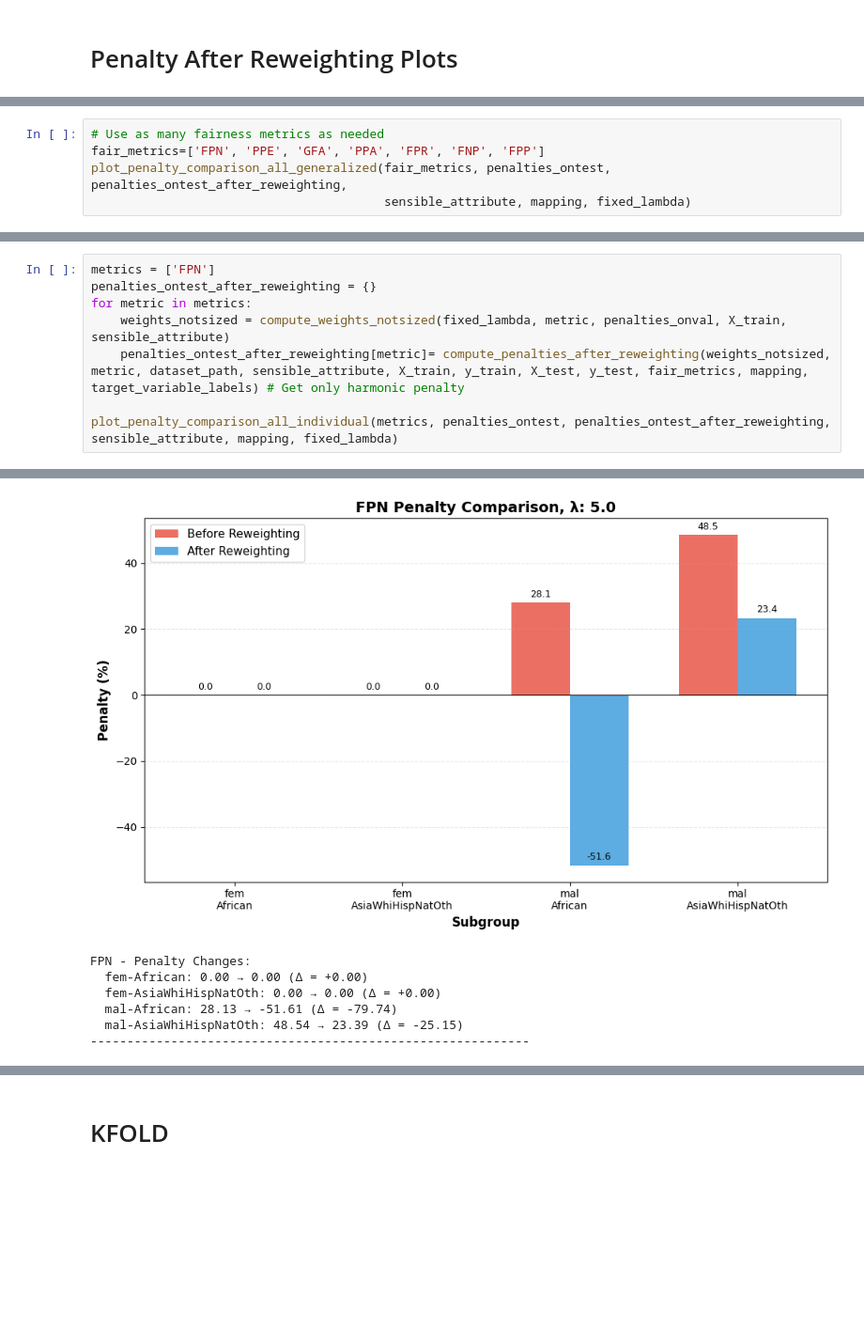
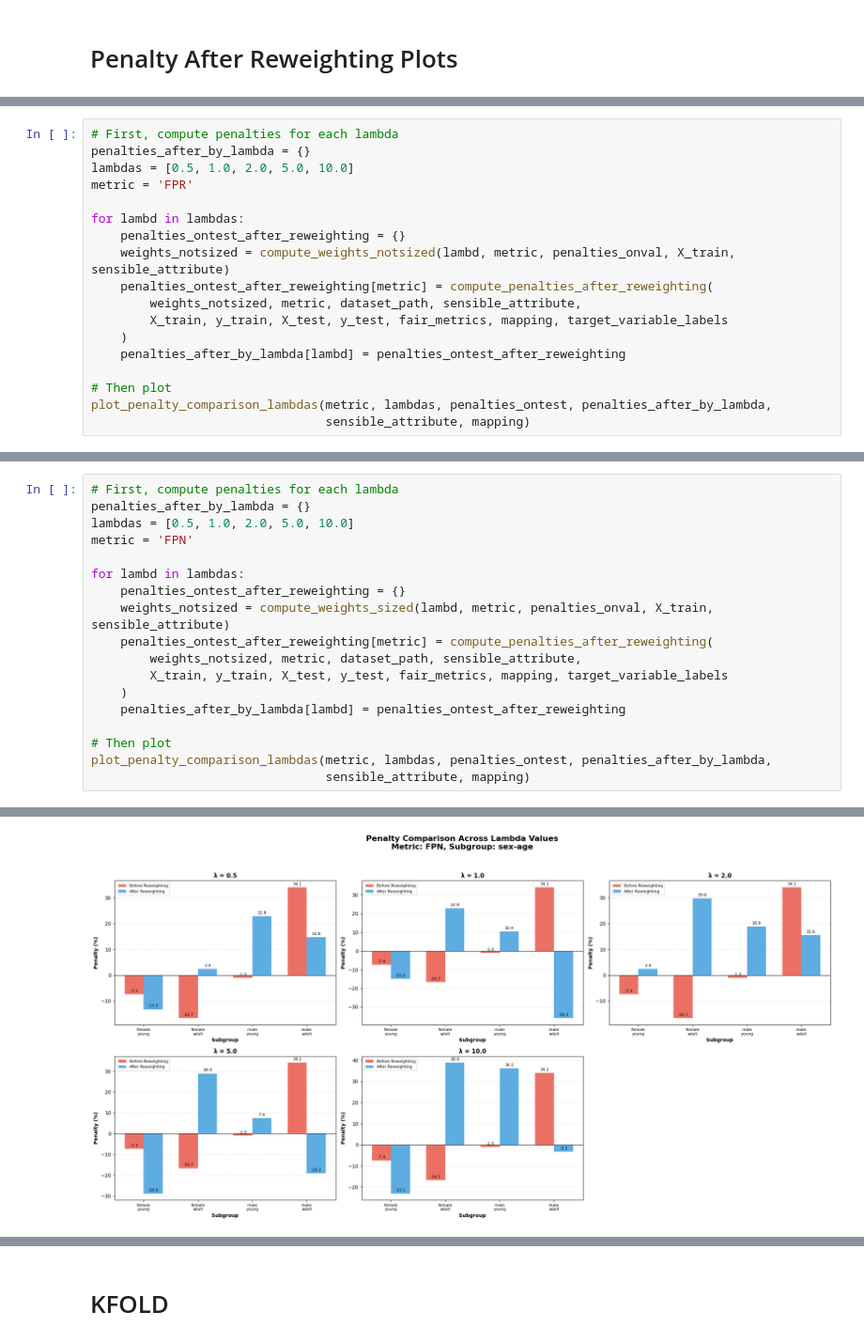
Before and after one commit to rolss/Fairness-in-data, a Jupyter notebook: Reproducible Pipeline GERMAN.ipynb, the cells around one changed output, grey strips where cells are left out. Shown at 94% size. Cells and saved outputs as stored; diff of their text form; blank space fills up the shorter version.

Commit message:
Show COMPAS and German results

```diff
--- a/Reproducible Pipeline GERMAN.ipynb
+++ b/Reproducible Pipeline GERMAN.ipynb
@@ -1182,0 +1219,18 @@ Training samples: 12821, Unique weights per group: {'00': 1.0, '01': 1.0, '10':
+# %%
+# First, compute penalties for each lambda
+penalties_after_by_lambda = {}
+lambdas = [0.5, 1.0, 2.0, 5.0, 10.0]
+metric = 'FPR'
+
+for lambd in lambdas:
+    penalties_ontest_after_reweighting = {}
+    weights_notsized = compute_weights_notsized(lambd, metric, penalties_onval, X_train, sensible_attribute)
+    penalties_ontest_after_reweighting[metric] = compute_penalties_after_reweighting(
+        weights_notsized, metric, dataset_path, sensible_attribute,
+        X_train, y_train, X_test, y_test, fair_metrics, mapping, target_variable_labels
+    )
+    penalties_after_by_lambda[lambd] = penalties_ontest_after_reweighting
+
+# Then plot
+plot_penalty_comparison_lambdas(metric, lambdas, penalties_ontest, penalties_after_by_lambda,
+                                sensible_attribute, mapping)
@@ -1334,5 +1260,0 @@ Metric Avg Before Avg After Avg Reduction Reduction (%)
-# %%
-# Use as many fairness metrics as needed
-fair_metrics=['FPN', 'PPE', 'GFA', 'PPA', 'FPR', 'FNP', 'FPP']
-plot_penalty_comparison_all_generalized(fair_metrics, penalties_ontest, penalties_ontest_after_reweighting,
-                                        sensible_attribute, mapping, fixed_lambda)
@@ -1341,9 +1261,19 @@ plot_penalty_comparison_all_generalized(fair_metrics, penalties_ontest, penaltie
 # %%
-metrics = ['FPN']
-penalties_ontest_after_reweighting = {}
-for metric in metrics:
-    weights_notsized = compute_weights_notsized(fixed_lambda, metric, penalties_onval, X_train, sensible_attribute)
-    penalties_ontest_after_reweighting[metric]= compute_penalties_after_reweighting(weights_notsized, metric, dataset_path, sensible_attribute, X_train, y_train, X_test, y_test, fair_metrics, mapping, target_variable_labels) # Get only harmonic penalty
+# First, compute penalties for each lambda
+penalties_after_by_lambda = {}
+lambdas = [0.5, 1.0, 2.0, 5.0, 10.0]
+metric = 'FPN'
 
-plot_penalty_comparison_all_individual(metrics, penalties_ontest, penalties_ontest_after_reweighting, sensible_attribute, mapping, fixed_lambda)
+for lambd in lambdas:
+    penalties_ontest_after_reweighting = {}
+    weights_notsized = compute_weights_sized(lambd, metric, penalties_onval, X_train, sensible_attribute)
+    penalties_ontest_after_reweighting[metric] = compute_penalties_after_reweighting(
+        weights_notsized, metric, dataset_path, sensible_attribute,
+        X_train, y_train, X_test, y_test, fair_metrics, mapping, target_variable_labels
+    )
+    penalties_after_by_lambda[lambd] = penalties_ontest_after_reweighting
+
+# Then plot
+plot_penalty_comparison_lambdas(metric, lambdas, penalties_ontest, penalties_after_by_lambda,
+                                sensible_attribute, mapping)
 # %% [output]
@@ -1362,7 +1297 @@ Training samples: 12821, Unique weights per group: {'00': 1.0, '01': 1.0, '10':
-[figure, old version]
+[figure, new version]
-FPN - Penalty Changes:
-  fem-African: 0.00 → 0.00 (Δ = +0.00)
-  fem-AsiaWhiHispNatOth: 0.00 → 0.00 (Δ = +0.00)
-  mal-African: 28.13 → -51.61 (Δ = -79.74)
-  mal-AsiaWhiHispNatOth: 48.54 → 23.39 (Δ = -25.15)
-------------------------------------------------------------
```
Also changed, not shown: parts of 46 cells of this notebook, 1 other file.
